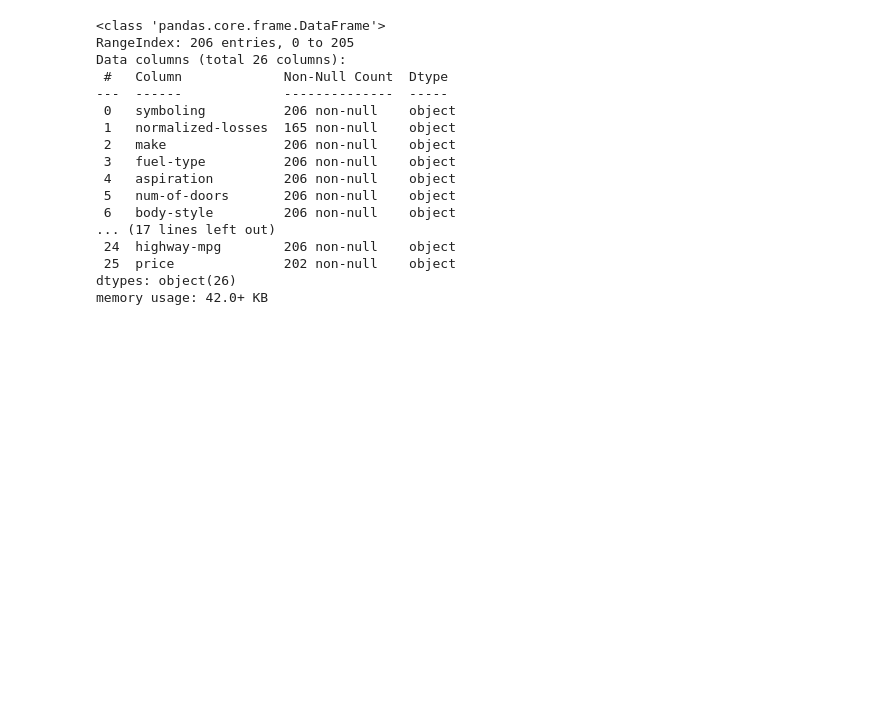
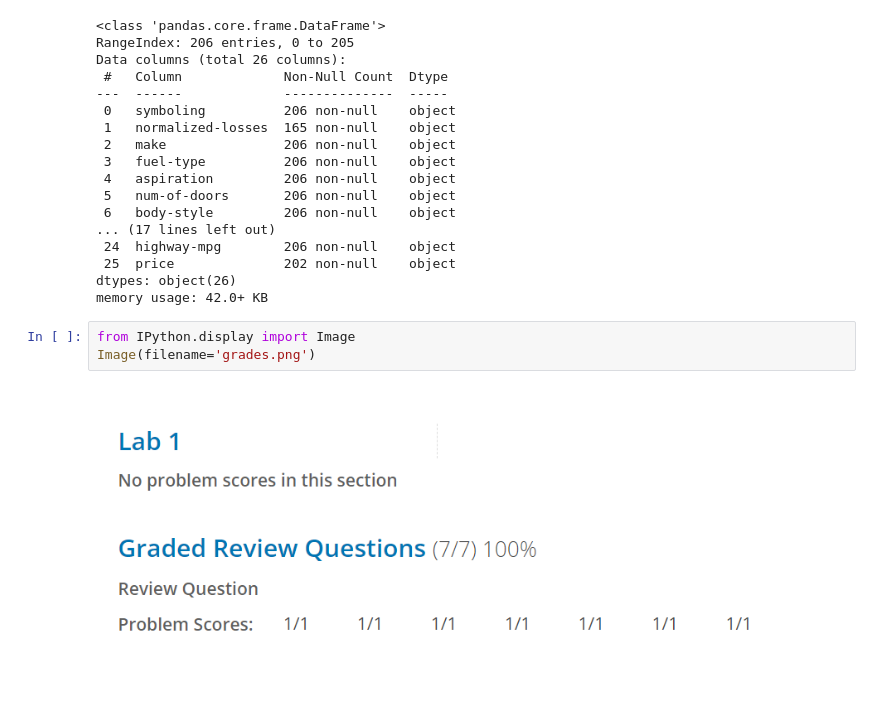
Before and after one commit to PosgradoMNA/actividades-de-aprendizaje-lauramh018, a Jupyter notebook: Data_Analysis_with_python.ipynb, the cells around one changed output. Cells and saved outputs as stored; diff of their text form; blank space fills up the shorter version.

```diff
--- a/Data_Analysis_with_python.ipynb
+++ b/Data_Analysis_with_python.ipynb
@@ -96,3 +96,8 @@ Data columns (total 26 columns):
  25  price              202 non-null    object
 dtypes: object(26)
 memory usage: 42.0+ KB
+# %%
+from IPython.display import Image
+Image(filename='grades.png')
+# %% [output]
+[figure, added]
```
